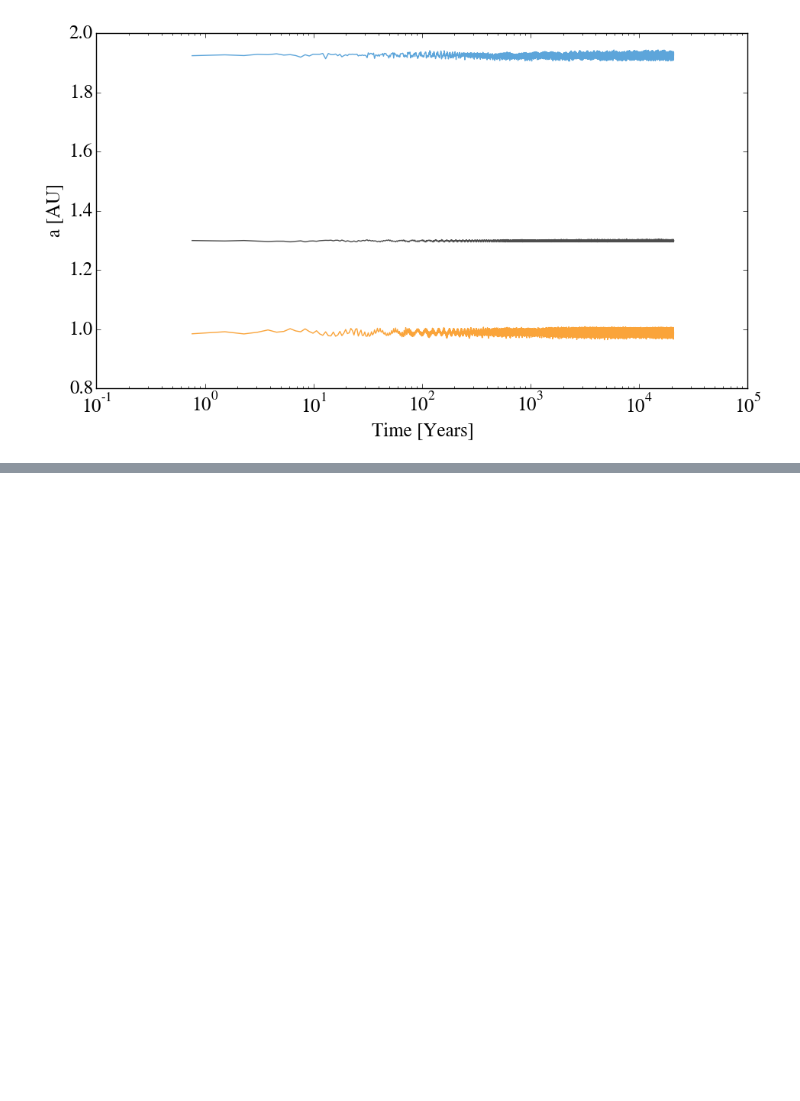
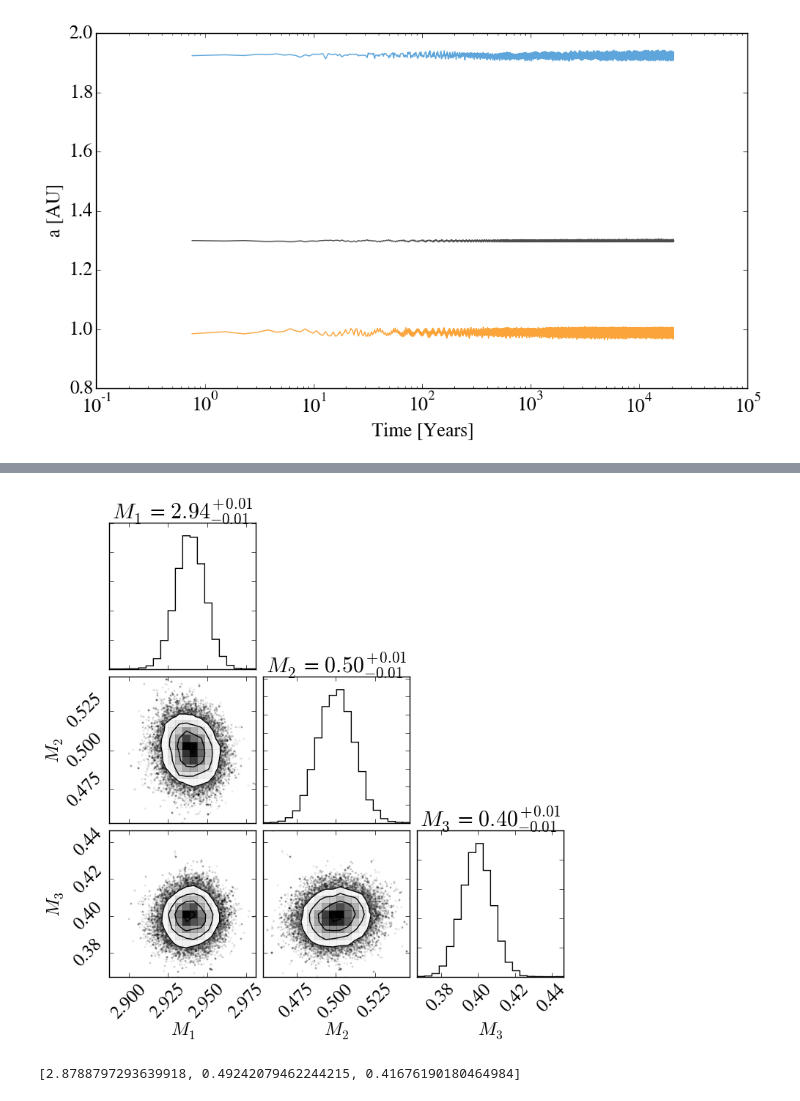
Before and after one commit to nomahen/musical-octo-goggles, a Jupyter notebook: HD1502.ipynb, the cells around one changed output, grey strips where cells are left out. Saved outputs shown, nothing was run; the diff lists cells and outputs as text; code cells hidden in the pictures; blank space fills up the shorter version.

```diff
--- a/HD1502.ipynb
+++ b/HD1502.ipynb
@@ -1098,0 +1296,6 @@ Energy Error is 0.024%
+# %%
+def lnprior(params):
+    mass_0, mass_1, mass_2 = params
+    if 1e-2 < mass_0 < 10. and 1e-2 < mass_1 < 10. and 1e-2 < mass_2 < 10.:
+        return 0.0
+    return -np.inf
@@ -1098,0 +1360,10 @@ Energy Error is 0.024%
+# %%
+samples = sampler.chain[:, 30:, :].reshape((-1, ndim))
+fig = corner.corner(samples, labels=["$M_1$", "$M_2$", "$M_3$"],show_titles=True
+                      )
+# %% [output]
+[figure, added]
+# %%
+start
+# %% [output]
+[2.8788797293639918, 0.49242079462244215, 0.41676190180464984]
```
Also changed, not shown: parts of 35 cells of this notebook, 1 other file.
